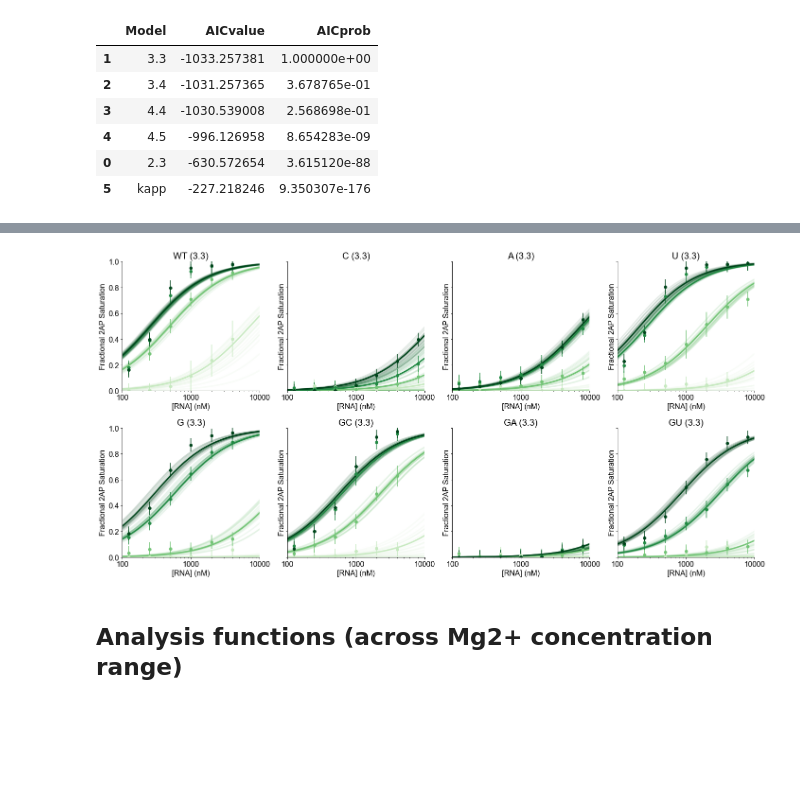
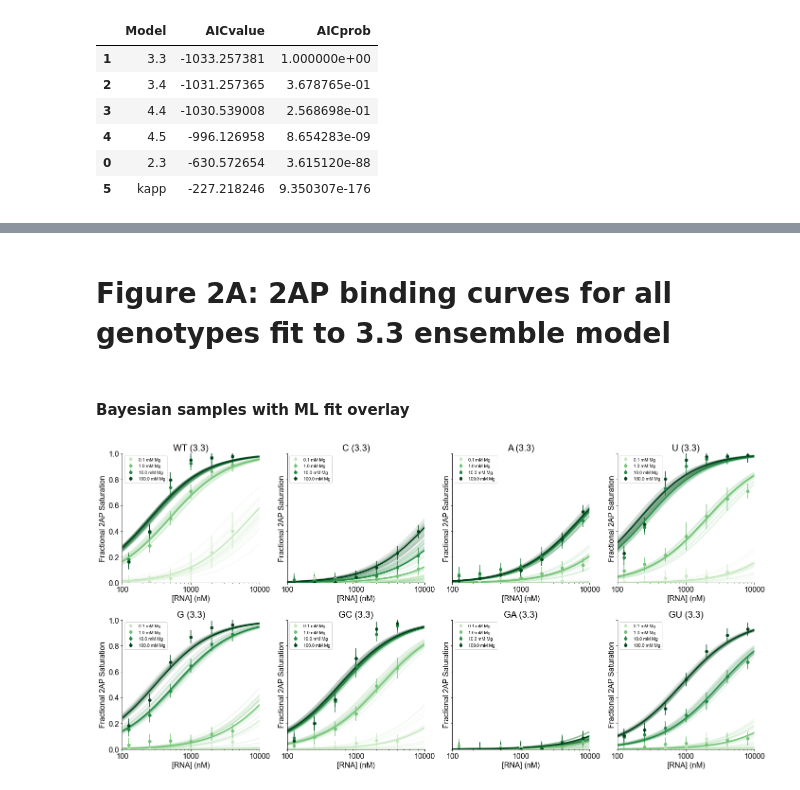
Before and after one commit to harmslab/riboswitch-epistasis, a Jupyter notebook: analysis/riboswitch-epistasis-logk.ipynb, the cells around one changed output, grey strips where cells are left out. Saved outputs shown, nothing was run; the diff lists cells and outputs as text; code cells hidden in the pictures; blank space fills up the shorter version.

```diff
--- a/analysis/riboswitch-epistasis-logk.ipynb
+++ b/analysis/riboswitch-epistasis-logk.ipynb
@@ -307,8 +314,11 @@ conc_check(model='4.5')
 # %%
 def plot_points(geno='xxxxx',ax=None,legend=False,title=None):
     '''
-    Plot 2AP fractional saturation data points
-    for a given genotype from 2AP_corrected.csv.
+    Plot 2AP fractional saturation data points for a given genotype
+    from 2AP_corrected.csv. Returns None.
+
+    Curves plotted at four Mg2+ concentrations (0.1,1,10,100 mM)
+    with increasingly dark green coloration.
     '''
 
     if ax is None:
@@ -333,7 +343,7 @@ def plot_points(geno='xxxxx',ax=None,legend=False,title=None):
     ax.set_ylabel("Fractional 2AP Saturation")
     ax.set_ylim(0,1)
     if legend:
-        ax.legend(loc='upper_left', fontsize='xx-small')
+        ax.legend(loc='upper left', fontsize='xx-small')
     if title is None:
         title = GENO_DICT[geno]
     ax.set_title(title)
@@ -343,7 +353,10 @@ def plot_points(geno='xxxxx',ax=None,legend=False,title=None):
 def plot_estimates(geno='xxxxx',model='3.3',fitter='ml',ax=None,title=None):
     '''
     Plot 2AP fractional saturation binding curves calculated from fit
-    estimates for a given genotype, model, and fitter.
+    estimates for a given genotype, model, and fitter. Returns None.
+
+    Curves plotted at four Mg2+ concentrations (0.1,1,10,100 mM)
+    with increasingly dark green coloration.
     '''
 
     plot_df = pd.read_csv('2AP_corrected.csv')
@@ -393,9 +406,12 @@ def plot_samples(geno,model='3.3',fitter='ml',trimmed=True,
                  sample_frac=0.05,alpha=0.1,ax=None,title=None):
     '''
     Plot 2AP fractional saturation binding curves calculated from sample
-    estimates for a given genotype, model, and fitter.
+    estimates for a given genotype, model, and fitter. Returns None.
 
-    sample_frac determines the fraction of sample replicates to be plottted.
+    Curves plotted at four Mg2+ concentrations (0.1,1,10,100 mM)
+    with increasingly dark green coloration.
+
+    sample_frac determines the fraction of sample replicates to be plotted.
     '''
 
     plot_df = pd.read_csv('2AP_corrected.csv')
@@ -447,13 +463,16 @@ def plot_groupedfits(genos=GENOS,model='3.3',fitter='ml',ml_estimates=False,
                      sample_frac=0.05,alpha=0.1,legend=False,savefig=False,file=None):
     '''
     Organizing scheme for plotting 2AP binding curves for 8 genotypes (two rows of 4)
-    for a given model and fitter.
+    for a given model and fitter. Returns None.
 
-    Can specify plotting points, fit estimates (alpha=1), or fit samples (alpha=alpha).
+    Curves plotted at four Mg2+ concentrations (0.1,1,10,100 mM) with increasingly dark green coloration.
+
+    Can specify plotting points (points=True), fit estimates with alpha=1 (estimates=True),
+    trimmed/untrimmed fit samples with alpha=alpha (samples=True), or apparent binding fits (plot_kapp=True).
 
     If plotting bayesian samples, ml_estimates=True overlays the ML result.
 
-    Since Kapp model has no bayesian samples, stdev region shaded with alpha=0.25
+    Since Kapp model has no bayesian samples, stdev region plotted with alpha=0.25 shading.
     '''
 
     fig, axes = plt.subplots(ncols=4,nrows=2,sharey=True,squeeze=False,figsize=(20,10))
@@ -472,13 +491,16 @@ def plot_groupedfits(genos=GENOS,model='3.3',fitter='ml',ml_estimates=False,
             k = i-4
 
         if samples:
-            plot_samples(geno=geno,model=model,fitter=fitter,sample_frac=sample_frac,alpha=alpha,ax=axes[j,k],title=f'{GENO_DICT[geno]} ({model})')
+            plot_samples(geno=geno,model=model,fitter=fitter,sample_frac=sample_frac,
+                         alpha=alpha,ax=axes[j,k],title=f'{GENO_DICT[geno]} ({model})')
         if estimates:
-            plot_estimates(geno=geno,model=model,fitter=fitter,ax=axes[j,k],title=f'{GENO_DICT[geno]} ({model})')
+            plot_estimates(geno=geno,model=model,fitter=fitter,ax=axes[j,k],
+                           title=f'{GENO_DICT[geno]} ({model})')
         if ml_estimates:
-            plot_estimates(geno=geno,model=model,fitter='ml',ax=axes[j,k],title=f'{GENO_DICT[geno]} ({model})')
+            plot_estimates(geno=geno,model=model,fitter='ml',ax=axes[j,k],
+                           title=f'{GENO_DICT[geno]} ({model})')
         if points:
-            plot_points(geno=geno,ax=axes[j,k],title=f'{GENO_DICT[geno]} ({model})')
+            plot_points(geno=geno,ax=axes[j,k],legend=legend,title=f'{GENO_DICT[geno]} ({model})')
 
     fig.tight_layout()
     if savefig:
@@ -492,6 +509,0 @@ plot_groupedfits(model='kapp',fitter='ml',points=True,estimates=True)
-# %%
-plot_groupedfits(model='3.3',fitter='bayesian',points=True,samples=True,ml_estimates=True,trimmed=True)
-# %% [output]
-[figure, removed]
-# %% [markdown]
-## Analysis functions (across Mg2+ concentration range)
@@ -852,0 +510,8 @@ def kapp_epistasis(cycles,model='kapp',fitter='ml'):
+# %% [markdown]
+# Figure 2A: 2AP binding curves for all genotypes fit to 3.3 ensemble model
+# %% [markdown]
+#### Bayesian samples with ML fit overlay
+# %%
+plot_groupedfits(model='3.3',fitter='bayesian',points=True,samples=True,ml_estimates=True,trimmed=True,legend=True)
+# %% [output]
+[figure, added]
```
Also changed, not shown: parts of 60 cells of this notebook, 10 other files.
